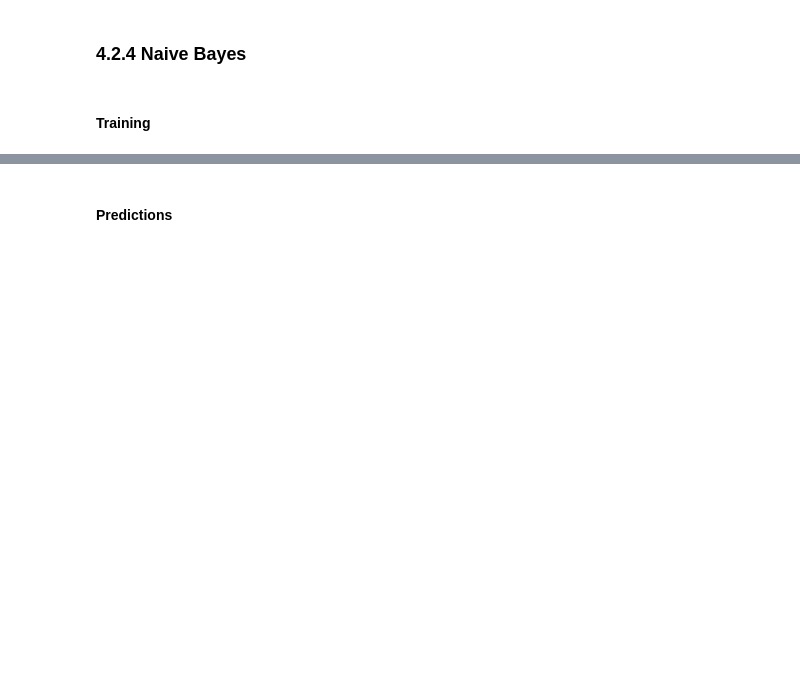
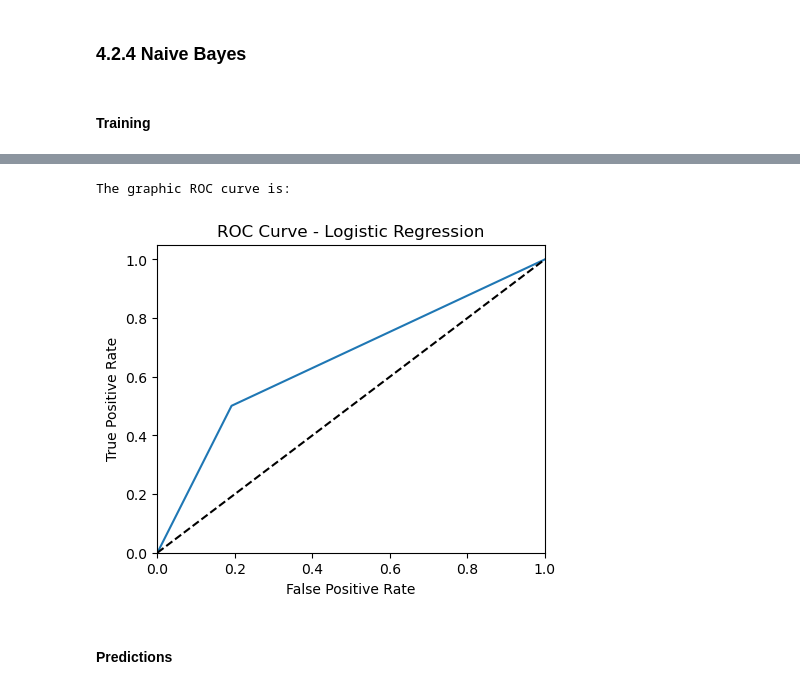
Before and after one commit to AJBrachoRodriguez/Fraud-Detection, a Jupyter notebook: notebook.ipynb, the cells around one changed output, grey strips where cells are left out. Saved outputs shown, nothing was run; the diff lists cells and outputs as text; code cells hidden in the pictures; blank space fills up the shorter version.

```diff
--- a/notebook.ipynb
+++ b/notebook.ipynb
@@ -2469,0 +1883,2 @@ ConnectionRefusedError: [Errno 61] Connection refused
+# %%
+dt = DecisionTreeClassifier(featuresCol="my_features", labelCol="isFraud")
@@ -2636,0 +2162,6 @@ model_nb = nb.fit(train)
+# %%
+nb = NaiveBayes(featuresCol="my_features", labelCol="isFraud")
+
+modelNB = nb.fit(train)
+
+predictions = modelNB.transform(test)
@@ -2637,3 +2408,41 @@ model_nb = nb.fit(train)
+# %%
+########################### ROC graphic ###########################
+
+preds_and_labels = predictions.select("prediction", "isFraud")
+preds_and_labels_collect = preds_and_labels.collect()
+
+#preds_and_labels_list = [ (float(i[0][0]), 1.0 - float(i[1])) for i in preds_and_labels_collect  ]
+#preds_and_labels = sc.parallelize(preds_and_labels_list)
+
+#metrics = BinaryClassificationMetrics(preds_and_labels)
+
+######################### Visualization ###########################
+
+fpr = dict()
+tpr = dict()
+roc_auc = dict()
+
+y_test = [i[1] for i in preds_and_labels_collect]
+y_score = [i[0] for i in preds_and_labels_collect]
+
+fpr, tpr, _ = roc_curve(y_test, y_score)
+
+roc_auc = auc(fpr, tpr)
+
+print("The graphic ROC curve is:")
+
+mpt.figure(figsize=(5,4))
+mpt.plot(fpr, tpr, label='ROC curve' % roc_auc)
+mpt.plot([0,1],[0,1],'k--')
+mpt.xlim([0.0,1.0])
+mpt.ylim([0.0,1.05])
+mpt.xlabel('False Positive Rate')
+mpt.ylabel('True Positive Rate')
+mpt.title('ROC Curve - Logistic Regression')
+mpt.show()
+# %% [output]
+The graphic ROC curve is:
+[figure, added]
 # %% [markdown]
 #### Predictions
 # %%
```
Also changed, not shown: parts of 201 cells of this notebook.
